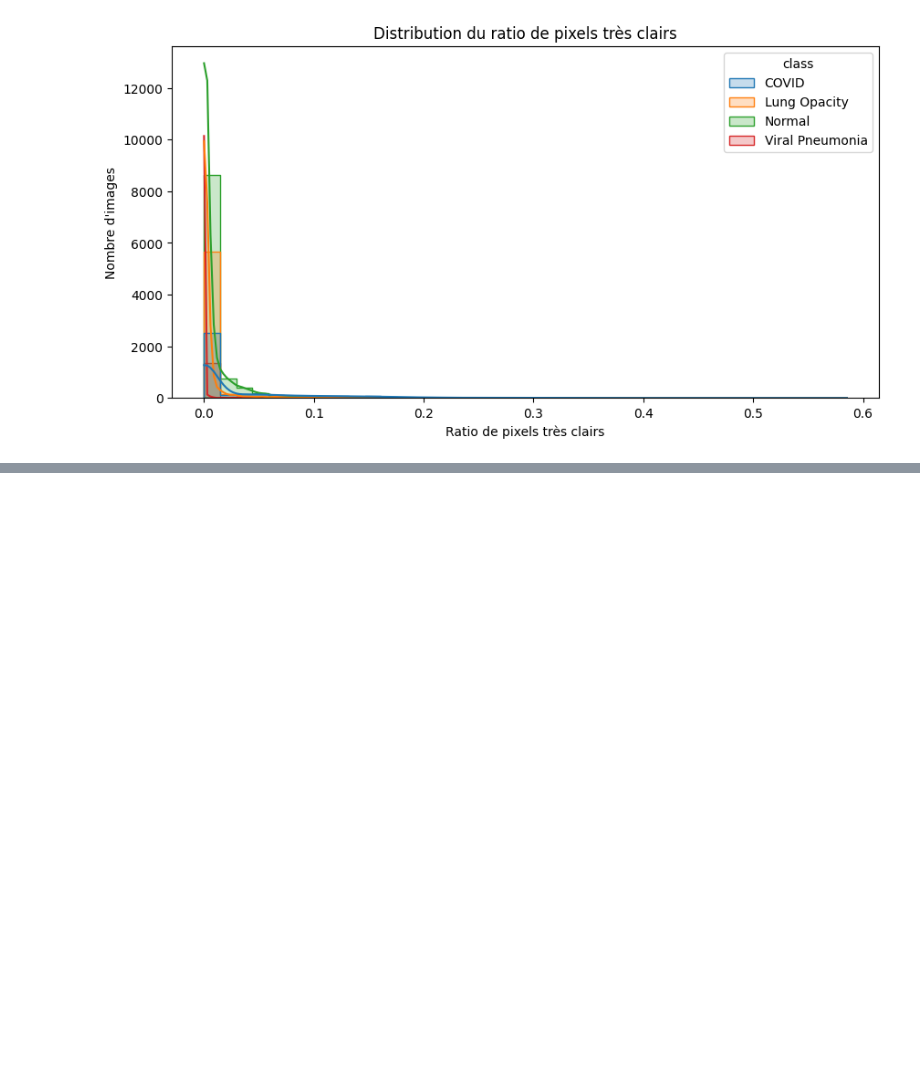
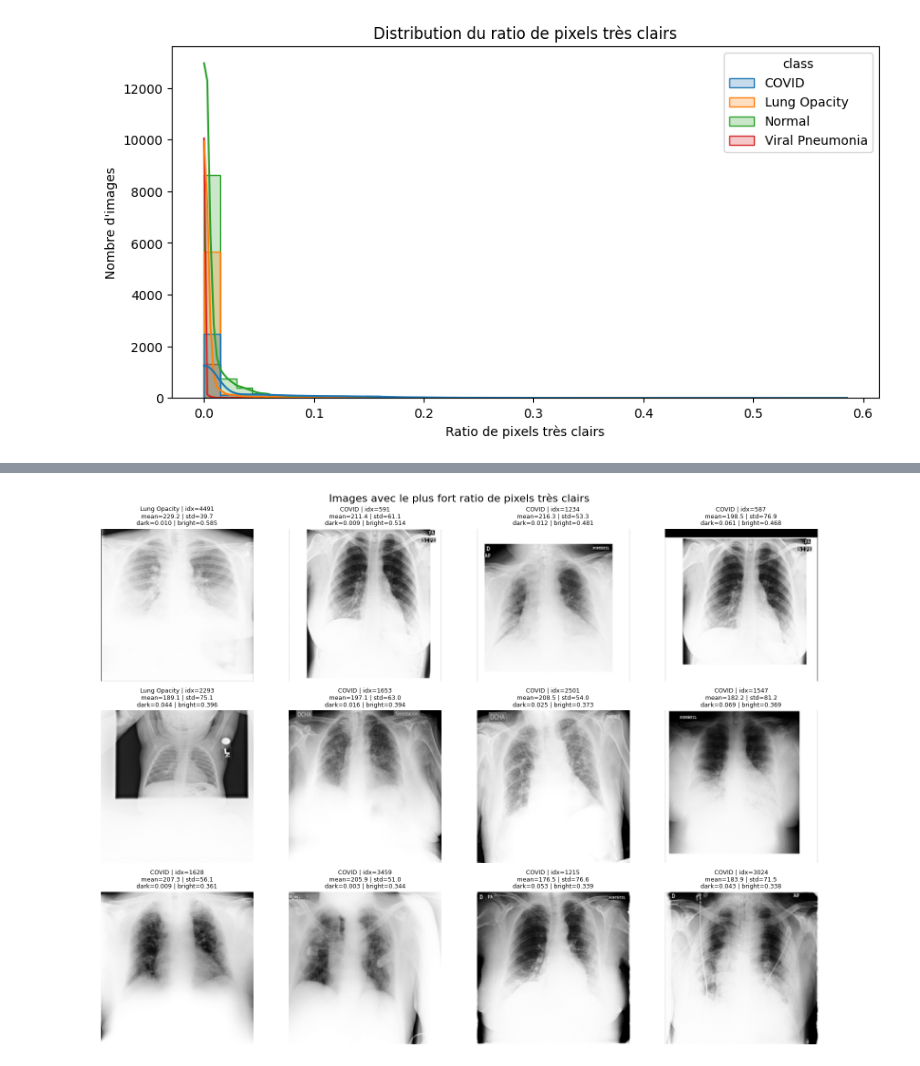
Before and after one commit to hmilet/covid-19, a Jupyter notebook: covid-19_Datasets.ipynb, the cells around one changed output, grey strips where cells are left out. Cells and saved outputs as stored; diff of their text form; code cells hidden in the pictures; blank space fills up the shorter version.

```diff
--- a/covid-19_Datasets.ipynb
+++ b/covid-19_Datasets.ipynb
@@ -612,0 +631,10 @@ plt.show()
+# %%
+# title="Images avec le plus fort ratio de pixels très clairs"
+display_image_stats(
+    bright_suspicious_df,
+    class_image_arrays,
+    n=12,
+    title="Images avec le plus fort ratio de pixels très clairs"
+)
+# %% [output]
+[figure, added]
```
Also changed, not shown: parts of 14 cells of this notebook.
